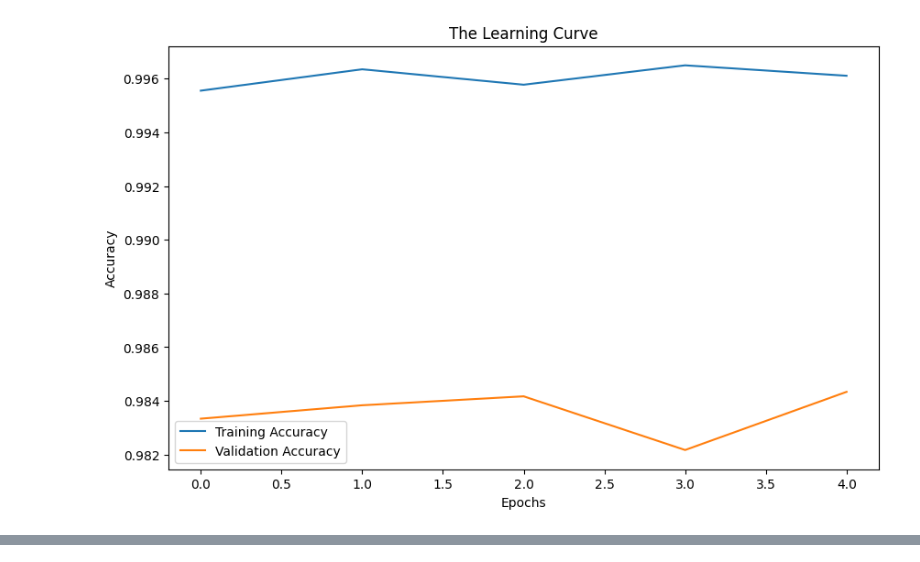
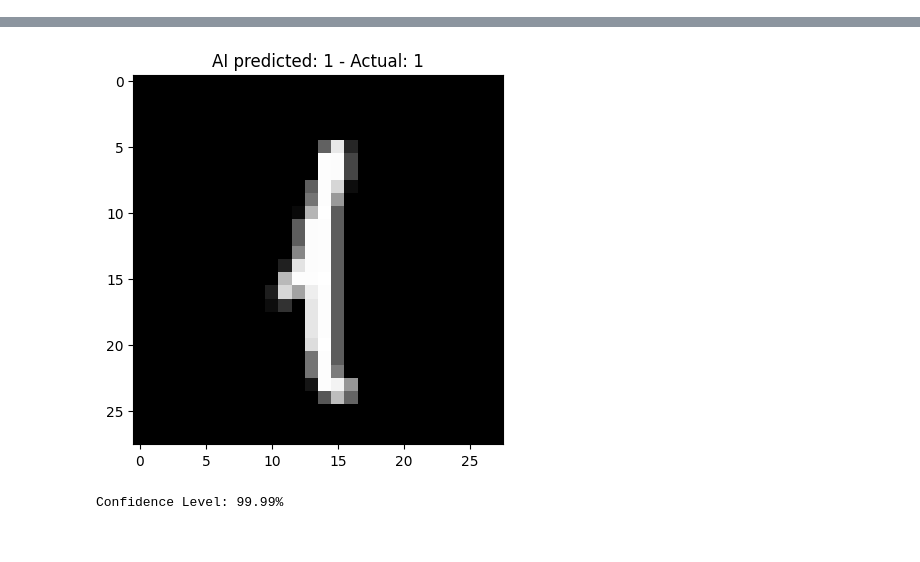
Before and after one commit to Kas-sim/my_python, a Jupyter notebook: MLProjects/Digital Eye/digital_eye.ipynb, the cells around one changed output, grey strips where cells are left out. Drawn from its saved outputs; the diff is of its cells as text; code cells hidden in the pictures.

```diff
--- a/MLProjects/Digital Eye/digital_eye.ipynb
+++ b/MLProjects/Digital Eye/digital_eye.ipynb
@@ -11,20 +10,23 @@ x_train, x_test = x_train / 255.0, x_test / 255.0
+# %%
+X_train, X_test = x_train/255.0, x_test/255.0
 # %%
-model = tf.keras.models.Sequential([
-    tf.keras.layers.Flatten(input_shape=(28, 28)),
+model = tf.keras.Sequential([
+    tf.keras.layers.Flatten(input_shape=(28,28)),
     tf.keras.layers.Dense(512, activation='relu'),
     tf.keras.layers.Dropout(0.2),
     tf.keras.layers.Dense(10, activation='softmax')
 ])
 # %%
 model.compile(optimizer='adam',
-              loss='sparse_categorical_crossentropy',
-              metrics=['accuracy'])
+    loss='sparse_categorical_crossentropy',
+    metrics=['accuracy']
+)
 # %%
-early_stop = EarlyStopping(monitor='val_loss', patience=3)
+callback = tf.keras.callbacks.EarlyStopping(monitor='val_loss', patience=2)
 
-print("Training the neural network...")
-history = model.fit(x_train, y_train,
-                    epochs=10,
+training = model.fit(X_train, y_train,
+                    epochs=8,
                     validation_split=0.1,
-                    callbacks=[early_stop])
+                    callbacks=[callback]
+)
 # %% [output]
@@ -74,11 +55,18 @@ plot_image_grid(x_test, y_test, predictions)
-# %%
-plt.figure(figsize=(10, 6))
-plt.plot(history.history['accuracy'], label='Training Accuracy')
-plt.plot(history.history['val_accuracy'], label='Validation Accuracy')
-plt.title('The Learning Curve')
-plt.xlabel('Epochs')
-plt.ylabel('Accuracy')
-plt.legend()
-plt.show()
-# %% [output]
-[figure, removed]
+# %%
+random_idx = random.randint(0, len(X_test) - 1)
+print(random_idx)
+
+img_idx = X_test[random_idx]
+lbl_idx = y_test[random_idx]
+
+predictions_probs = model.predict(img_idx.reshape(1, 28, 28))
+predicted_label = np.argmax(predictions_probs)
+
+plt.imshow(img_idx, cmap='gray')
+plt.title(f"AI predicted: {predicted_label} - Actual: {lbl_idx}")
+plt.axis=('off')
+plt.show()
+
+confidence = predictions_probs[0][predicted_label]
+print(f"Confidence Level: {confidence * 100:.2f}%")
+# %% [output]
@@ -84,0 +75,2 @@ plt.show()
+[figure, added]
+Confidence Level: 99.99%
```
Also changed, not shown: parts of 7 cells of this notebook, 1 other file.
